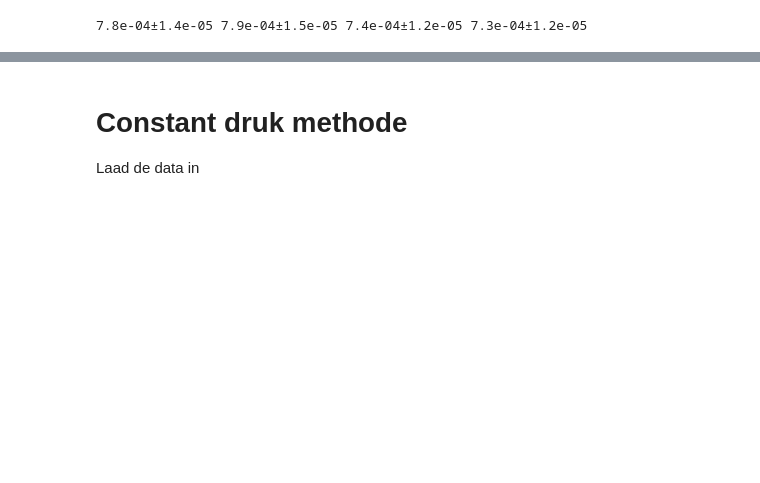
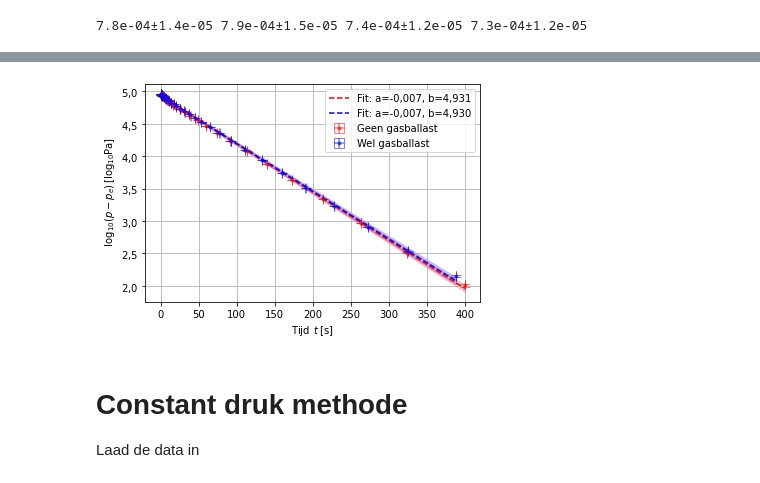
Before and after one commit to YannickJong/School, a Jupyter notebook: Vacuumtechniek/Experiment7.ipynb, the cells around one changed output, grey strips where cells are left out. Cells and saved outputs as stored; diff of their text form; code cells hidden in the pictures; blank space fills up the shorter version.

Commit message:
more figure

```diff
--- a/Vacuumtechniek/Experiment7.ipynb
+++ b/Vacuumtechniek/Experiment7.ipynb
@@ -213,3 +213,26 @@ plt.savefig('InvloedGasballast.pdf', dpi=300, bbox_inches='tight')
+# %%
+formatterY = TN.TNFormatter(2)
+
+fig, ax = plt.subplots()  # 1 figuur
+ax.yaxis.set_major_formatter(formatterY)
+
+plt.errorbar(t3, p3, dp/(np.log(10)*np.power(10, p3)), dt, 'or', markersize=3, alpha=0.5, label='Geen gasballast', capsize=5)
+plt.plot(t3, func(t3, fits[3-1][0], fits[3-1][1]), 'r--', label=str('Fit: a=%5.3f, b=%5.3f' % (fits[3-1][0], fits[3-1][1])).replace('.', ','))
+p3_max = func(t3, fits[3-1].slope + 3 * fits[3-1].stderr, fits[3-1].intercept + 3 * fits[3-1].intercept_stderr)
+p3_min = func(t3, fits[3-1].slope - 3 * fits[3-1].stderr, fits[3-1].intercept - 3 * fits[3-1].intercept_stderr)
+plt.fill_between(t3, p3_min, p3_max, color='r', alpha=0.2)
+plt.errorbar(t4, p4, dp/(np.log(10)*np.power(10, p4)), dt, 'ob', markersize=3, alpha=0.5, label='Wel gasballast', capsize=5)
+plt.plot(t4, func(t4, fits[4-1][0], fits[4-1][1]), 'b--', label=str('Fit: a=%5.3f, b=%5.3f' % (fits[4-1][0], fits[4-1][1])).replace('.', ','))
+p4_max = func(t4, fits[4-1].slope + 3 * fits[4-1].stderr, fits[4-1].intercept + 3 * fits[4-1].intercept_stderr)
+p4_min = func(t4, fits[4-1].slope - 3 * fits[4-1].stderr, fits[4-1].intercept - 3 * fits[4-1].intercept_stderr)
+plt.fill_between(t4, p4_min, p4_max, color='b', alpha=0.2)
+plt.legend()
+TN.label_x('t', 's', ax, text='Tijd')
+TN.label_y(r'\log_{10}(p-p_e)', r'\log_{10}Pa', ax)
+plt.grid()
+plt.savefig('InvloedLek.pdf', dpi=300, bbox_inches='tight')
+# %% [output]
+[figure, added]
 # %% [markdown]
 # Constant druk methode
 Laad de data in
```
Also changed, not shown: parts of 10 cells of this notebook, 7 other files.
